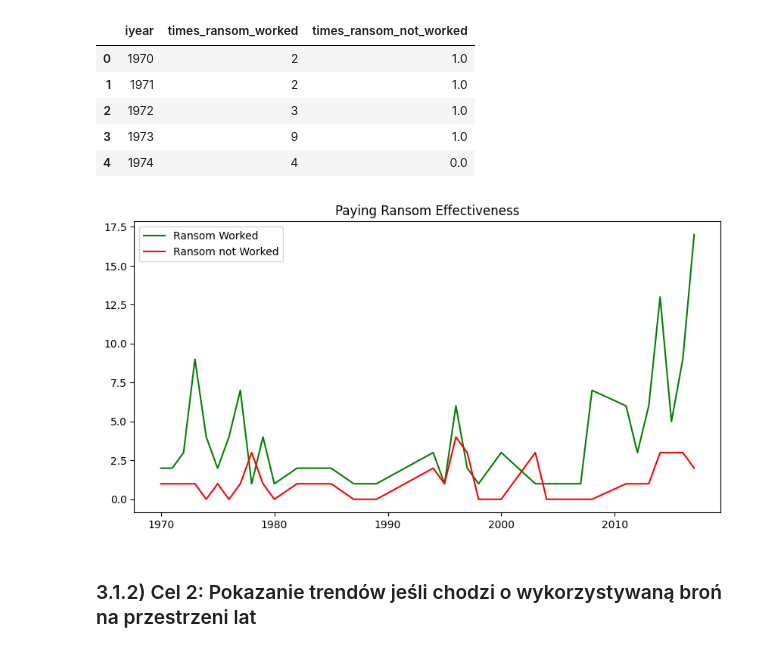
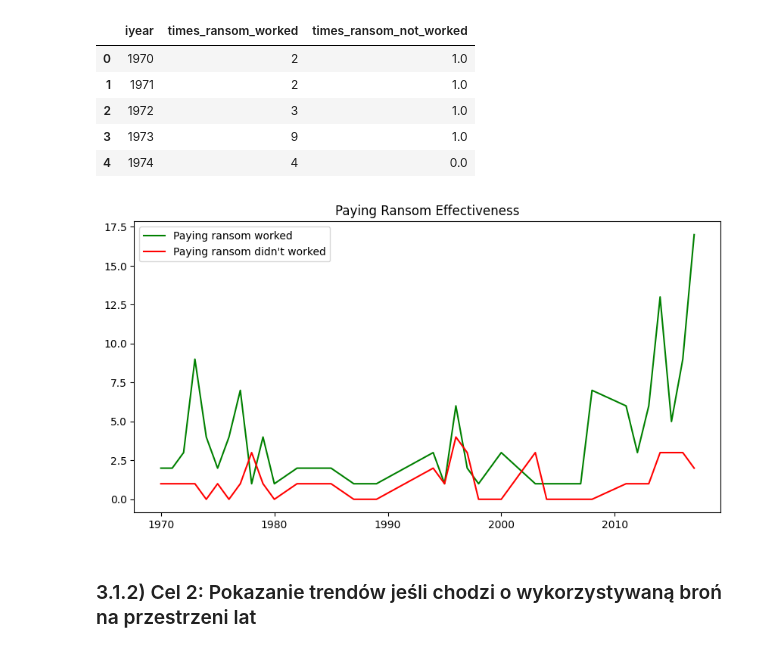
Before and after one commit to MarekWegierek/GTD-Analysis, a Jupyter notebook: GTD Analysis.ipynb, the cells around one changed output. Drawn from its saved outputs; the diff is of its cells as text; code cells hidden in the pictures.

```diff
--- a/GTD Analysis.ipynb
+++ b/GTD Analysis.ipynb
@@ -787,22 +783,22 @@ df_ransom.head()
 | 3 | 1973 | 9 | 1.0 |
 | 4 | 1974 | 4 | 0.0 |
 # %%
-plt.figure(figsize=(10,5))
+plt.figure(figsize=(15,10))
 plt.title('Paying Ransom Effectiveness')
 plt.plot(df_ransom['iyear'] ,
          df_ransom['times_ransom_worked'],
          color='green',
-         label='Ransom Worked'
+         label='Paying ransom worked'
         )
 plt.plot(df_ransom['iyear'] ,
          df_ransom['times_ransom_not_worked'],
          color='red',
-         label='Ransom not Worked'
+         label="Paying ransom didn't worked"
         )
 plt.legend()
 plt.show()
 # %% [output]
-[figure, old version]
+[figure, new version]
 # %% [markdown]
 ### 3.1.2) Cel 2: Pokazanie trendów jeśli chodzi o wykorzystywaną broń na przestrzeni lat
 # %%
```
Also changed, not shown: parts of 22 cells of this notebook, 1 other file.
